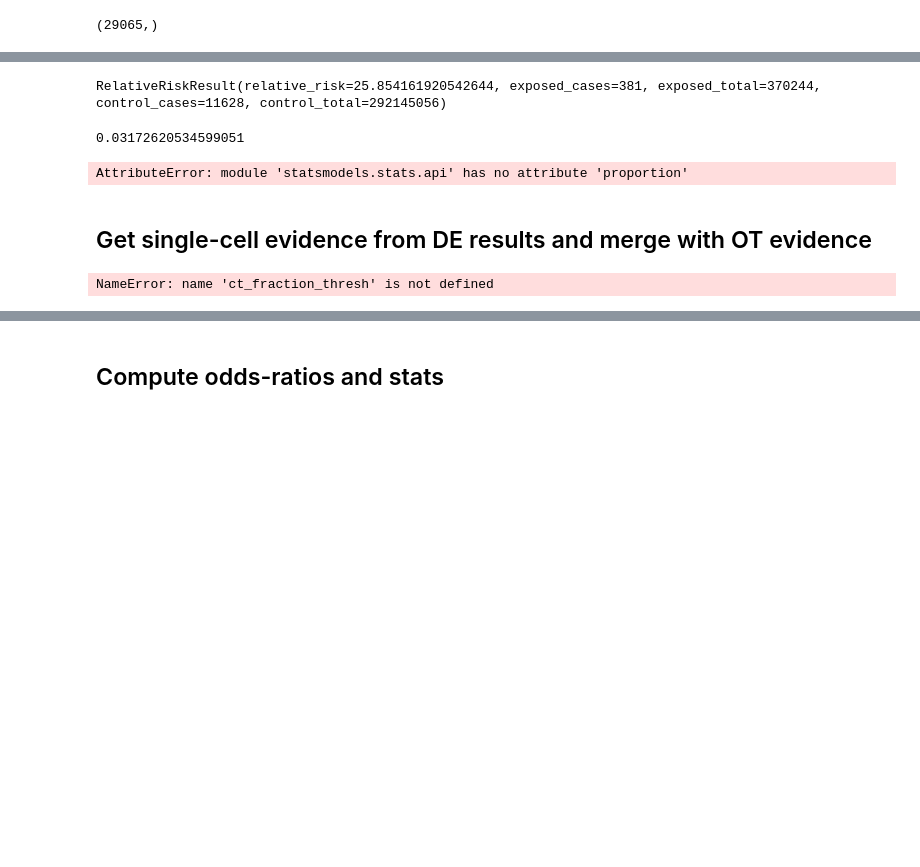
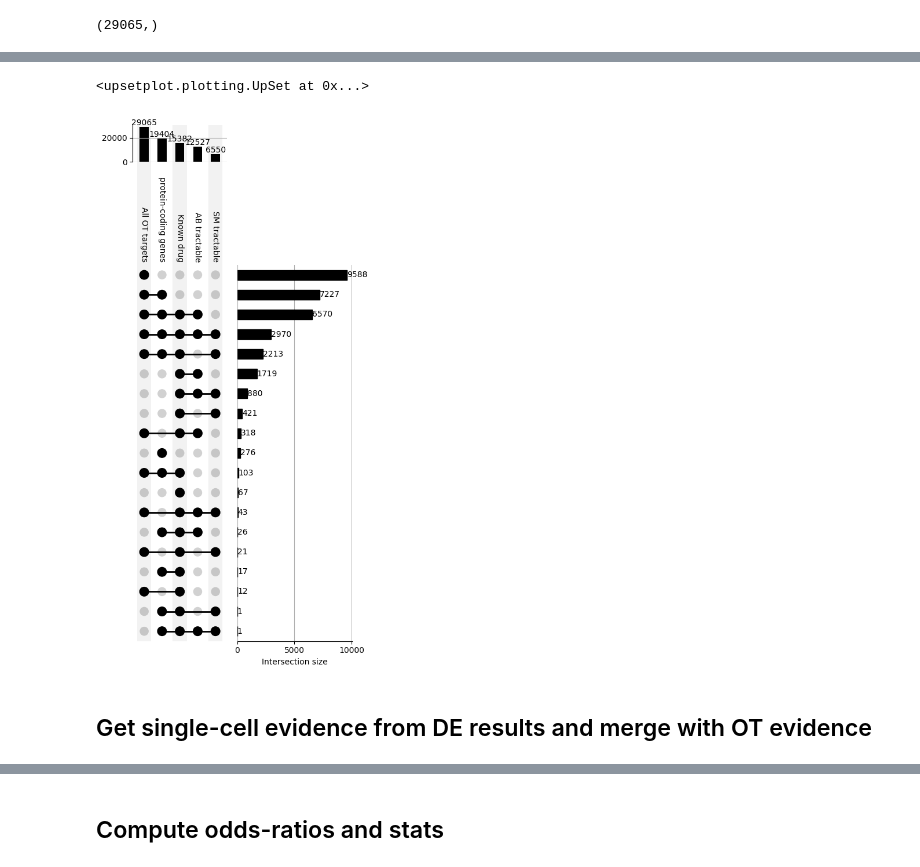
Before and after one commit to emdann/sc_target_evidence, a Jupyter notebook: OR_analysis.ipynb, the cells around one changed output, grey strips where cells are left out. Saved outputs shown, nothing was run; the diff lists cells and outputs as text; code cells hidden in the pictures; blank space fills up the shorter version.

```diff
--- a/OR_analysis.ipynb
+++ b/OR_analysis.ipynb
@@ -258,4 +99,3 @@ OT_targets_df[OT_targets_df['disease_ontology_id'] == disease_ontology_id][OT_ta
 OT_targets_df =  pd.read_csv(data_dir + 'TargetDiseasePairs_OpenTargets_cellXgeneID_12072023.clean.csv', index_col=0)
 # %%
 OT_targets_df['has_genetic_support'] = (OT_targets_df['genetic_association'] > 0).astype(int)
-OT_targets_df['has_been_pursued'] = (OT_targets_df['known_drug'] > 0.1).astype(int)
@@ -539,17 +229,0 @@ Name: value, dtype: int64
-# %%
-sc_evidence = 'has_genetic_support'
-ot_evidence = 'is_approved'
-
-scipy.stats.contingency.relative_risk(
-   exposed_cases = x_yes,
-    control_cases=cont_long.loc[(cont_long[ot_evidence] == 1) & (cont_long[sc_evidence] == 0), 'value'].sum(),
-    control_total=cont_long.loc[(cont_long[sc_evidence] == 0), 'value'].sum(),
-    exposed_total=cont_long.loc[(cont_long[sc_evidence] == 1), 'value'].sum(),
-)
-# %% [output]
-RelativeRiskResult(relative_risk=25.854161920542644, exposed_cases=381, exposed_total=370244, control_cases=11628, control_total=292145056)
-# %%
-# relative_success =
-(cont.loc[1,1]/(cont.loc[1,1] + cont.loc[1,0]))/(cont.loc[1,1]/(cont.loc[1,1] + cont.loc[1,0]))
-# %% [output]
-0.03172620534599051
@@ -558,4 +229,0 @@ import statsmodels.api as sm
-# %%
-sm.stats.proportion.proportion_confint(successes, trials, method='wilson')
-# %% [output]
-AttributeError: module 'statsmodels.stats.api' has no attribute 'proportion'
@@ -564,9 +230,22 @@ print(f'# Protein-coding: {len(protein_coding_genes.gene_id.tolist())}')
+# %%
+target_universe_upset = upsetplot.from_contents(
+    {'protein-coding genes':protein_coding_genes.gene_id.tolist(),
+    'SM tractable':sm_tractable,
+    'AB tractable':ab_tractable,
+     'Known drug': druggable_genes,
+     'All OT targets':OT_targets_df.gene_id.unique().tolist()
+    }
+    )
+
+upsetplot.UpSet(
+    target_universe_upset,
+    orientation='vertical',
+    show_counts = '{:d}',
+    sort_categories_by='cardinality',
+    sort_by='cardinality'
+)
+# %% [output]
+<upsetplot.plotting.UpSet at 0x...>
+[figure, added]
 # %% [markdown]
 ## Get single-cell evidence from DE results and merge with OT evidence
-# %%
-ct_marker_evidence_df = ct_res[
-        (ct_res['adj_pval'] < signif_thresh) & (ct_res['lfc'] > lfc_thresh)
-        ].groupby('gene_id').size()/tot_celltypes
-ct_marker_evidence_df.index[ct_marker_evidence_df < ct_fraction_thresh].values
-# %% [output]
-NameError: name 'ct_fraction_thresh' is not defined
```
Also changed, not shown: parts of 56 cells of this notebook, 3 other files.
